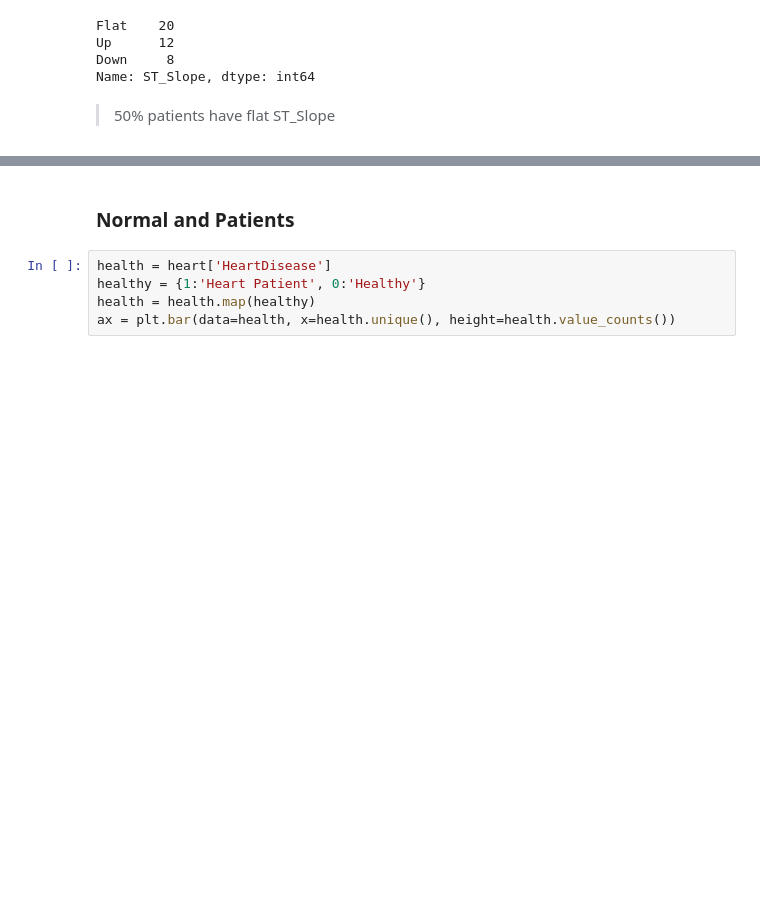
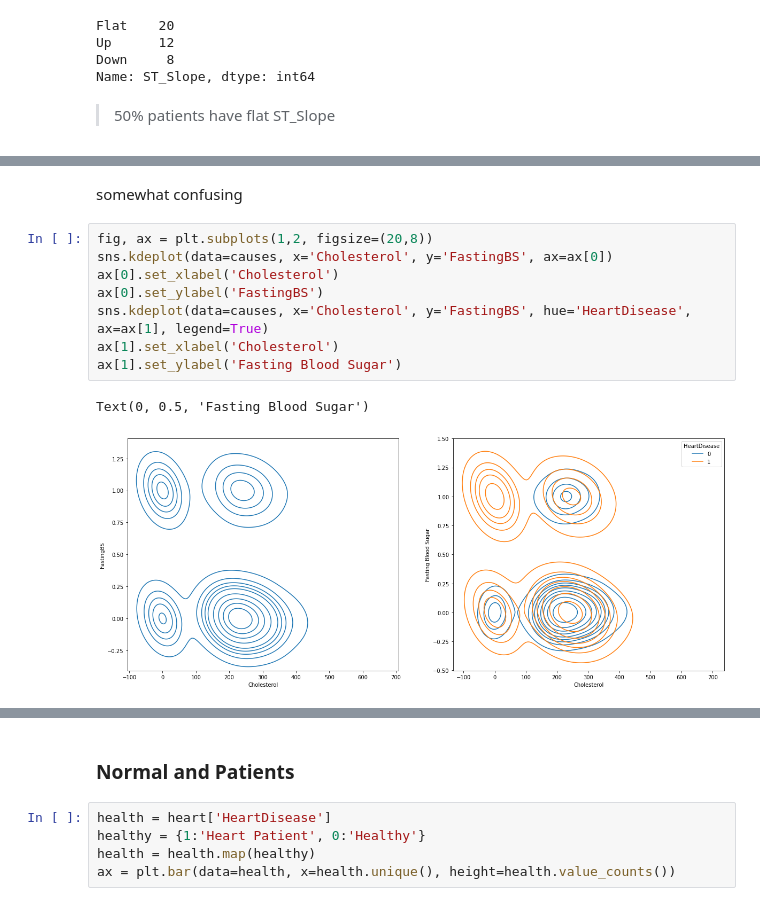
Before and after one commit to Irfan-Ahmad-byte/Heart-Failure, a Jupyter notebook: heart_failure.ipynb, the cells around one changed output, grey strips where cells are left out. Saved outputs shown, nothing was run; the diff lists cells and outputs as text; blank space fills up the shorter version.

```diff
--- a/heart_failure.ipynb
+++ b/heart_failure.ipynb
@@ -537,0 +932,13 @@ Name: HeartRateRemarks, dtype: int64
+# %% [markdown]
+somewhat confusing
+# %%
+fig, ax = plt.subplots(1,2, figsize=(20,8))
+sns.kdeplot(data=causes, x='Cholesterol', y='FastingBS', ax=ax[0])
+ax[0].set_xlabel('Cholesterol')
+ax[0].set_ylabel('FastingBS')
+sns.kdeplot(data=causes, x='Cholesterol', y='FastingBS', hue='HeartDisease', ax=ax[1], legend=True)
+ax[1].set_xlabel('Cholesterol')
+ax[1].set_ylabel('Fasting Blood Sugar')
+# %% [output]
+Text(0, 0.5, 'Fasting Blood Sugar')
+[figure, added]
```
Also changed, not shown: parts of 118 cells of this notebook, 1 other file.
